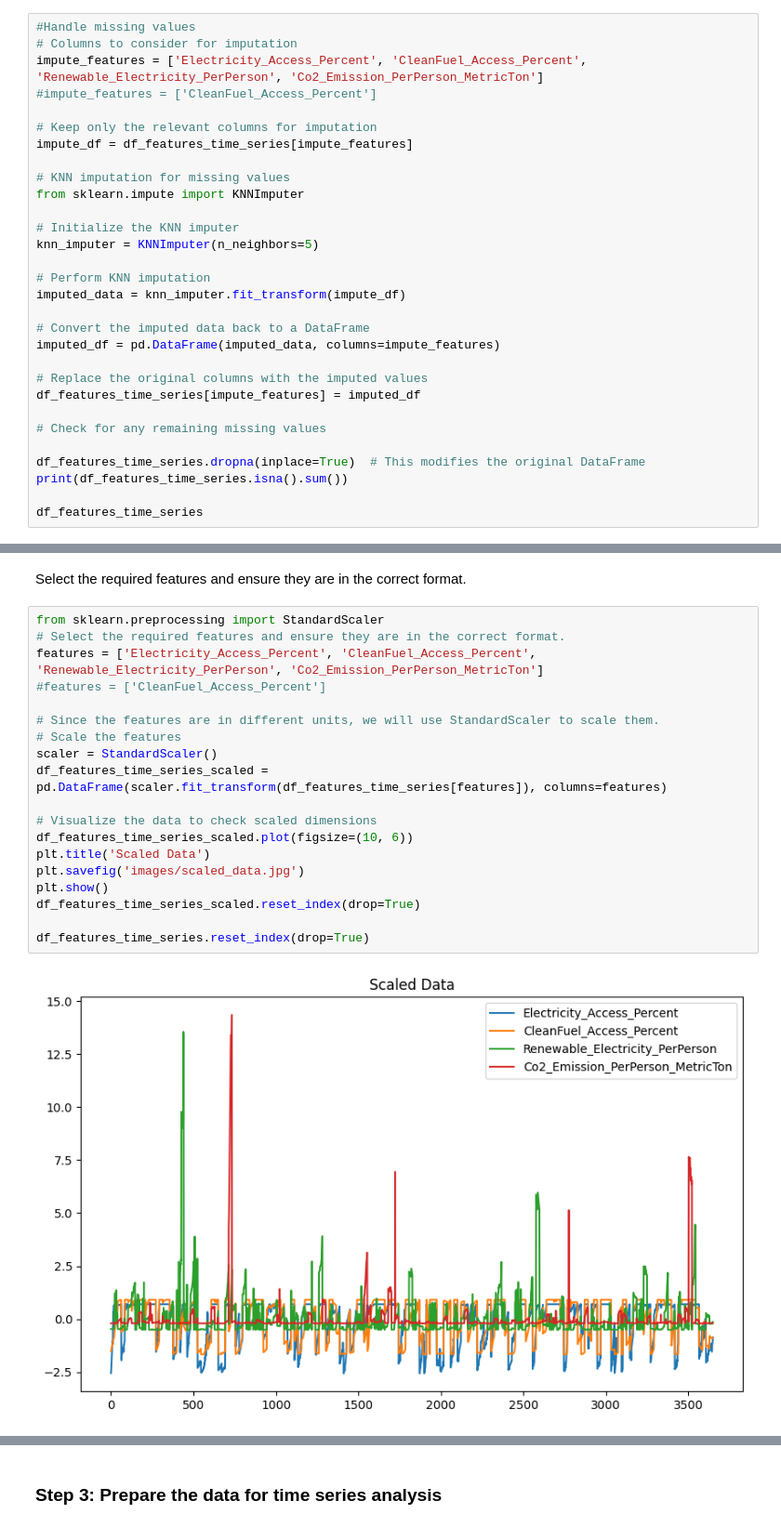
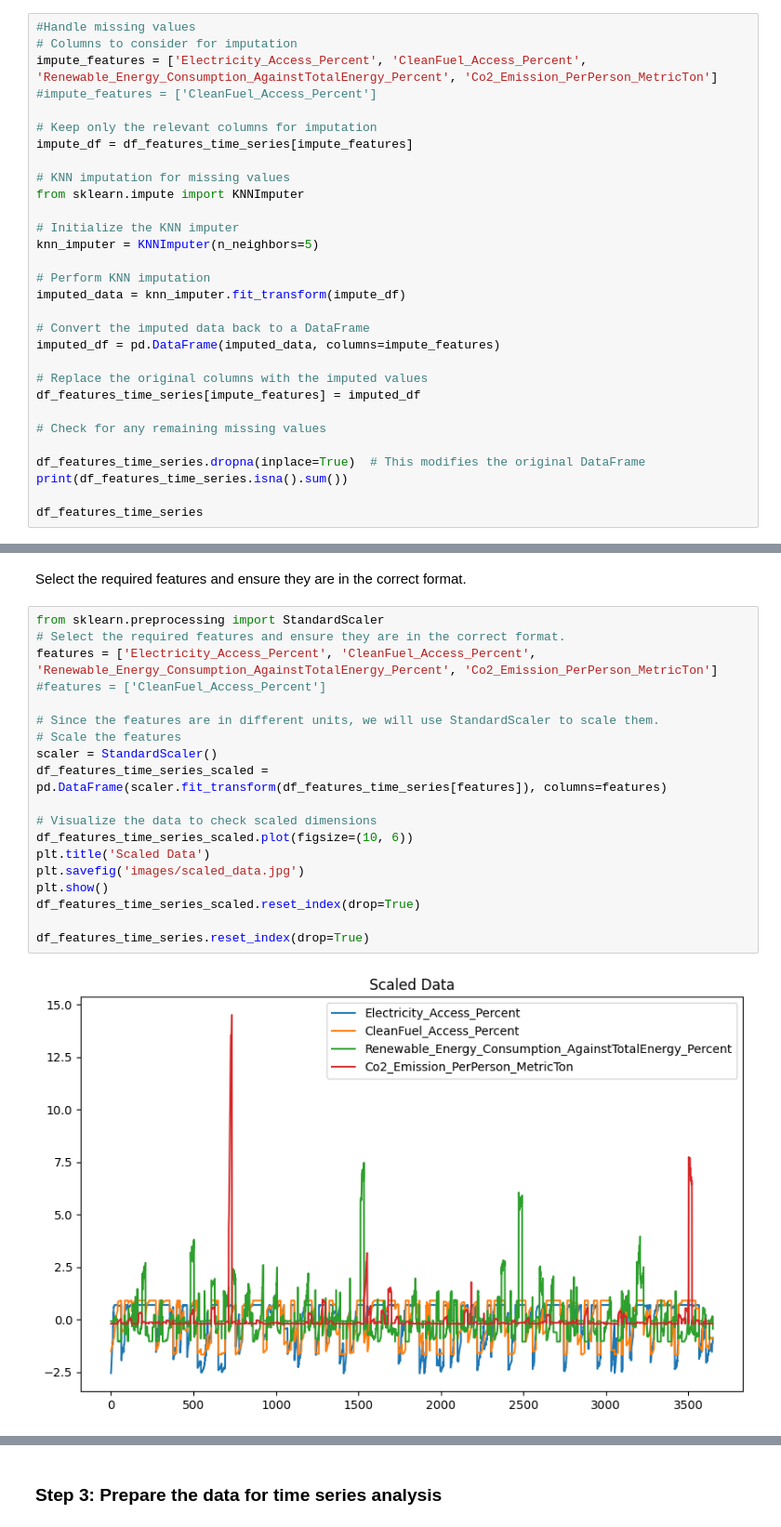
Before and after one commit to aojah1/sdg7, a Jupyter notebook: sustainability.ipynb, the cells around one changed output, grey strips where cells are left out. Shown at 93% size. Cells and saved outputs as stored; diff of their text form.

```diff
--- a/sustainability.ipynb
+++ b/sustainability.ipynb
@@ -339,7 +364,7 @@ df_features_time_series = df_key_features.loc[:, features_time_series]
 # %%
 #Handle missing values
 # Columns to consider for imputation
-impute_features = ['Electricity_Access_Percent', 'CleanFuel_Access_Percent', 'Renewable_Electricity_PerPerson', 'Co2_Emission_PerPerson_MetricTon']
+impute_features = ['Electricity_Access_Percent', 'CleanFuel_Access_Percent', 'Renewable_Energy_Consumption_AgainstTotalEnergy_Percent', 'Co2_Emission_PerPerson_MetricTon']
 #impute_features = ['CleanFuel_Access_Percent']
 
 # Keep only the relevant columns for imputation
@@ -394,21 +419,21 @@ Select the required features and ensure they are in the correct format.
 # %%
 from sklearn.preprocessing import StandardScaler
 # Select the required features and ensure they are in the correct format.
-features = ['Electricity_Access_Percent', 'CleanFuel_Access_Percent', 'Renewable_Electricity_PerPerson', 'Co2_Emission_PerPerson_MetricTon']
+features = ['Electricity_Access_Percent', 'CleanFuel_Access_Percent', 'Renewable_Energy_Consumption_AgainstTotalEnergy_Percent', 'Co2_Emission_PerPerson_MetricTon']
 #features = ['CleanFuel_Access_Percent']
 
 # Since the features are in different units, we will use StandardScaler to scale them.
 # Scale the features
 scaler = StandardScaler()
 df_features_time_series_scaled = pd.DataFrame(scaler.fit_transform(df_features_time_series[features]), columns=features)
 
 # Visualize the data to check scaled dimensions
 df_features_time_series_scaled.plot(figsize=(10, 6))
 plt.title('Scaled Data')
 plt.savefig('images/scaled_data.jpg')
 plt.show()
 df_features_time_series_scaled.reset_index(drop=True)
 
 df_features_time_series.reset_index(drop=True)
 # %% [output]
-[figure, old version]
+[figure, new version]
```
Also changed, not shown: parts of 28 cells of this notebook, 16 other files.
